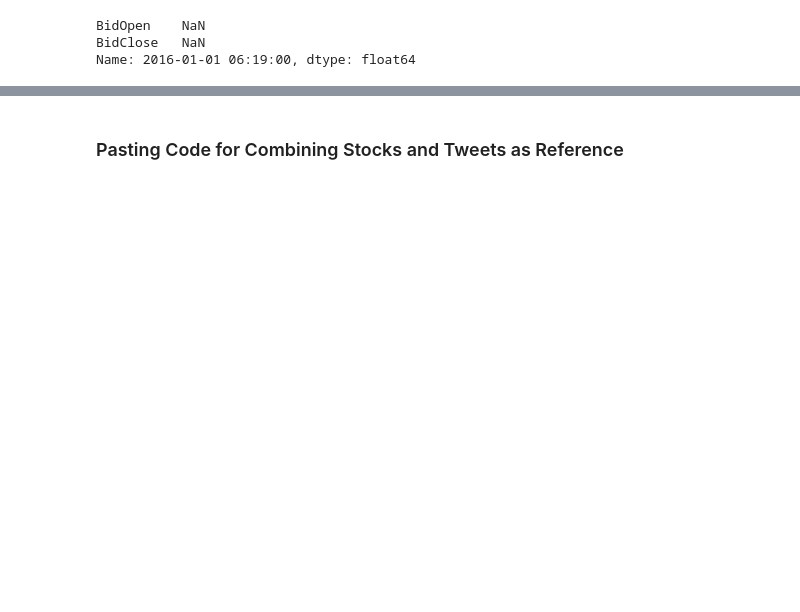
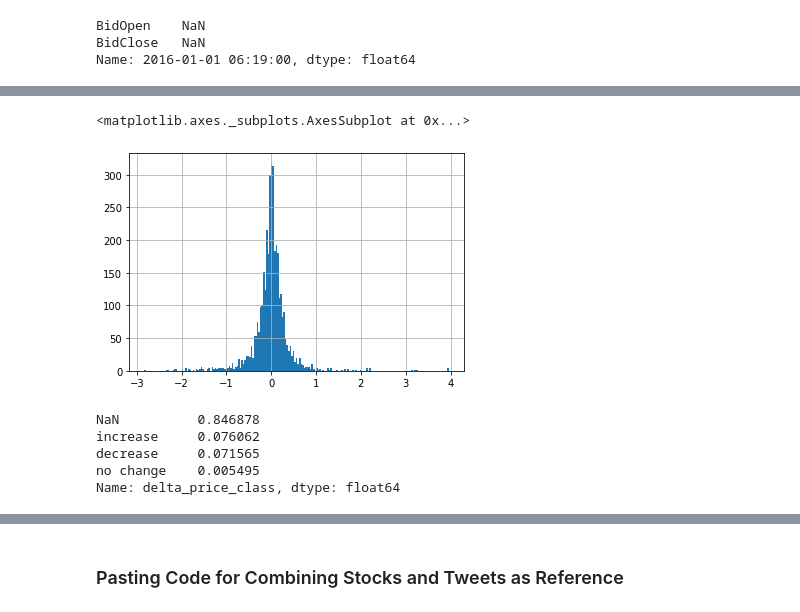
Before and after one commit to jirvingphd/capstone-project-using-trumps-tweets-to-predict-stock-market, a Jupyter notebook: Capstone_Adapted-v2-WIP.ipynb, the cells around one changed output, grey strips where cells are left out. Drawn from its saved outputs; the diff is of its cells as text; code cells hidden in the pictures; blank space fills up the shorter version.

```diff
--- a/Capstone_Adapted-v2-WIP.ipynb
+++ b/Capstone_Adapted-v2-WIP.ipynb
@@ -508,0 +528,10 @@ Name: 2016-01-01 06:19:00, dtype: float64
+# %%
+def apply_match_ts(ts):
+    try:
+        return stock_ts.loc[ts]['BidClose']
+    except:
+#         print('ERROR')
+        return -999#np.nan
+# %%
+twitter_df['stock_price_tweet'] = twitter_df['tweet_minute'].apply(apply_match_ts)
+twitter_df
@@ -509,5 +553,6 @@ Name: 2016-01-01 06:19:00, dtype: float64
 # %%
 ## Get time after tweets for ORIGINAL twitter_df
-times_after_tweets = twitter_df['date'].apply(get_time_after_ts).values
-times_after_tweets
+twitter_df['stock_time'] = twitter_df['date-fixed'].apply(lambda x: get_time_after_ts(x,
+                                                                                     time_after=60))
+twitter_df
 # %% [output]
@@ -530,0 +573,4 @@ stop
+# %%
+## Get stock price after timedelta
+twitter_df['stock_price_post'] = twitter_df['stock_time'].apply(apply_match_ts)
+twitter_df['stock_price_post'].value_counts(dropna=False,normalize=True)
@@ -530,0 +590,7 @@ stop
+# %%
+## Get delta_price
+twitter_df['delta_price'] = twitter_df['stock_price_post'] - twitter_df['stock_price_tweet']
+twitter_df['delta_price'].hist(bins='auto')
+# %% [output]
+<matplotlib.axes._subplots.AxesSubplot at 0x...>
+[figure, added]
@@ -530,0 +610,8 @@ stop
+# %%
+twitter_df['delta_price_class'].value_counts(normalize=True,dropna=False)#.head()
+# %% [output]
+NaN          0.846878
+increase     0.076062
+decrease     0.071565
+no change    0.005495
+Name: delta_price_class, dtype: float64
```
Also changed, not shown: parts of 88 cells of this notebook, 1 other file.
